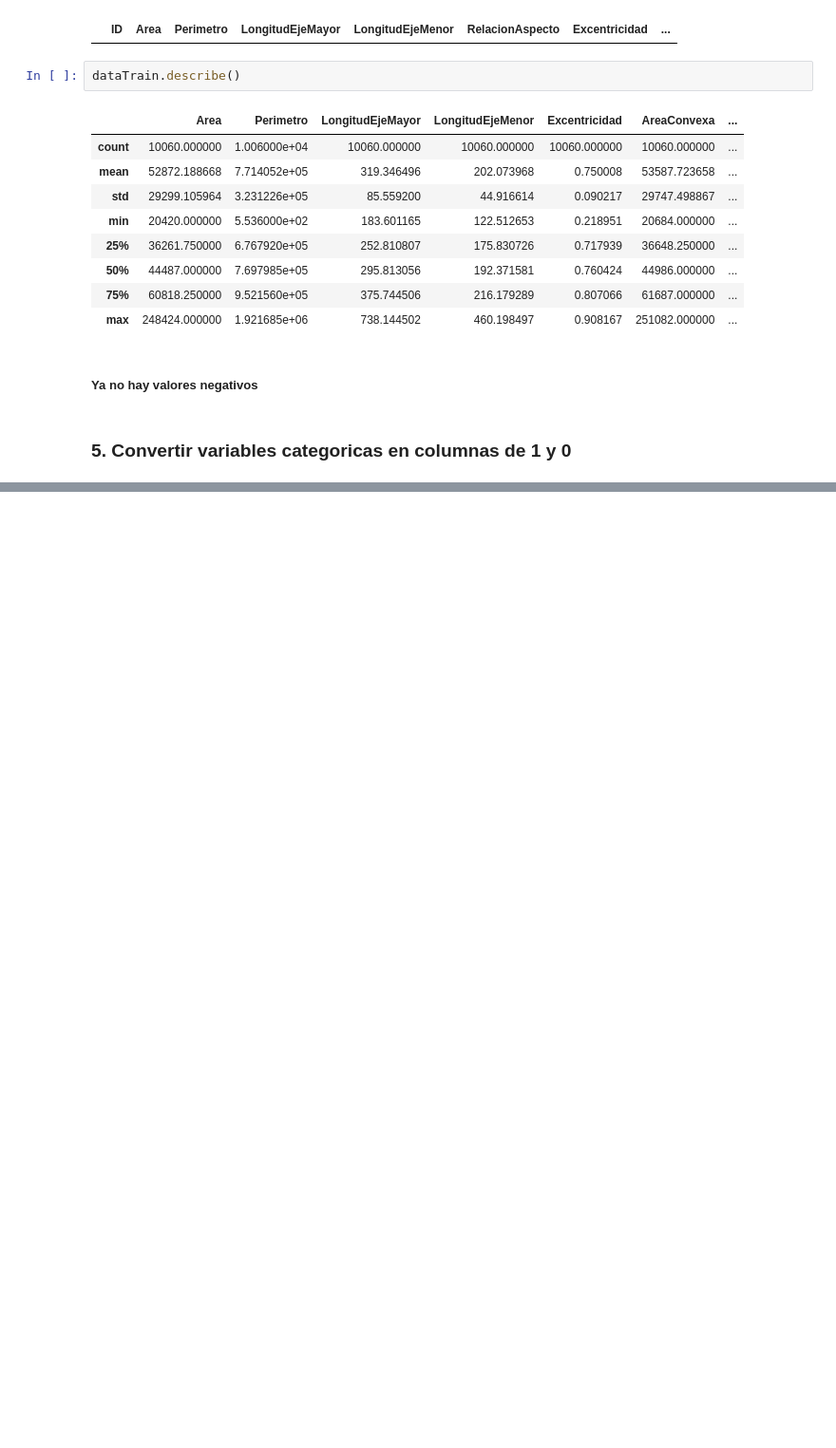
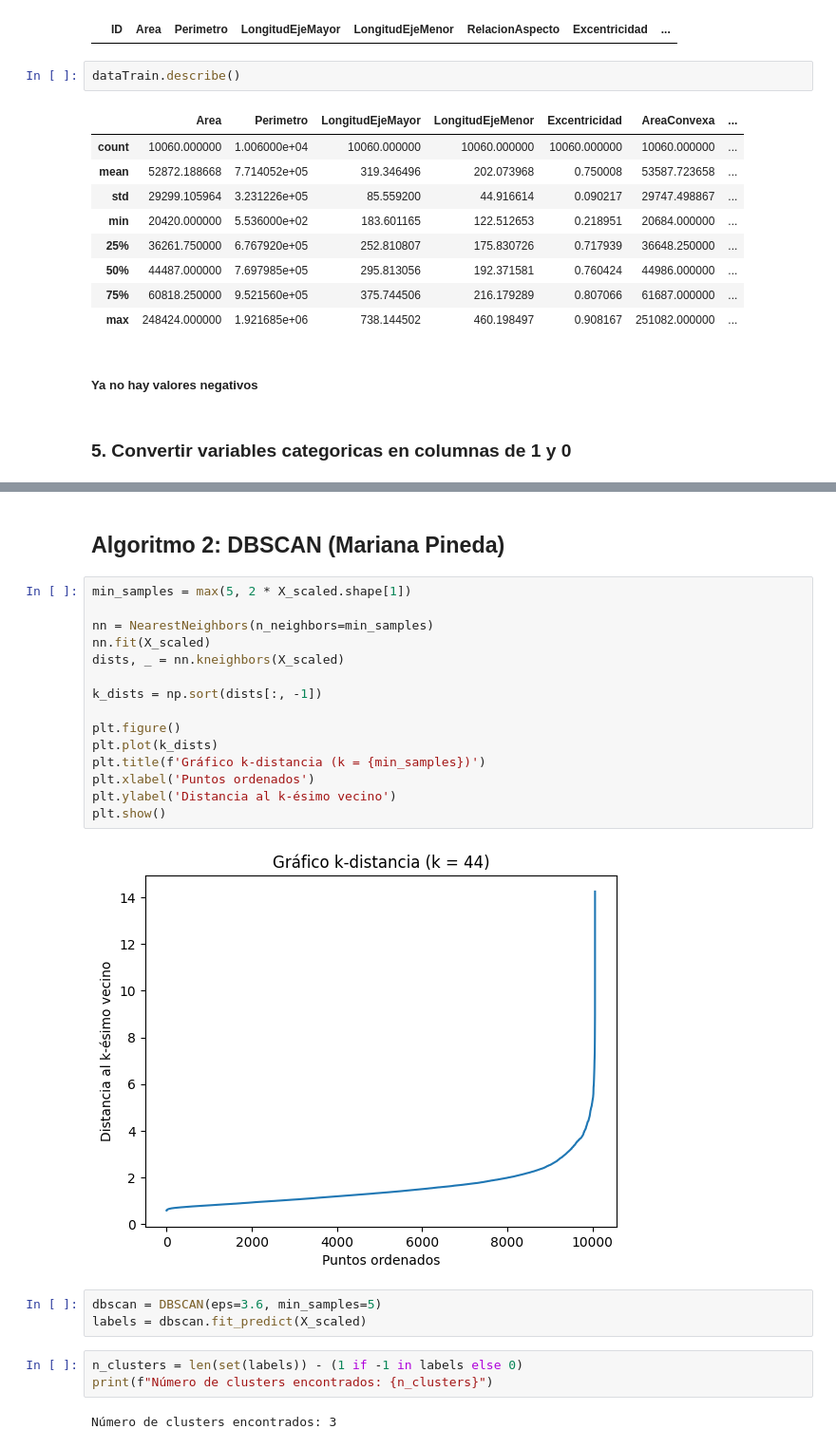
Before and after one commit to Business-Inteligence-202520/Laboratorio2, a Jupyter notebook: Laboratorio2.ipynb, the cells around one changed output, grey strips where cells are left out. Shown at 95% size. Cells and saved outputs as stored; diff of their text form; blank space fills up the shorter version.

```diff
--- a/Laboratorio2.ipynb
+++ b/Laboratorio2.ipynb
@@ -326,0 +493,27 @@ Index(['ID', 'Area', 'Perimetro', 'LongitudEjeMayor', 'LongitudEjeMenor',
+# %% [markdown]
+## Algoritmo 2: DBSCAN (Mariana Pineda)
+# %%
+min_samples = max(5, 2 * X_scaled.shape[1])
+
+nn = NearestNeighbors(n_neighbors=min_samples)
+nn.fit(X_scaled)
+dists, _ = nn.kneighbors(X_scaled)
+
+k_dists = np.sort(dists[:, -1])
+
+plt.figure()
+plt.plot(k_dists)
+plt.title(f'Gráfico k-distancia (k = {min_samples})')
+plt.xlabel('Puntos ordenados')
+plt.ylabel('Distancia al k-ésimo vecino')
+plt.show()
+# %% [output]
+[figure, added]
+# %%
+dbscan = DBSCAN(eps=3.6, min_samples=5)
+labels = dbscan.fit_predict(X_scaled)
+# %%
+n_clusters = len(set(labels)) - (1 if -1 in labels else 0)
+print(f"Número de clusters encontrados: {n_clusters}")
+# %% [output]
+Número de clusters encontrados: 3
```
Also changed, not shown: parts of 23 cells of this notebook, 1 other file.
